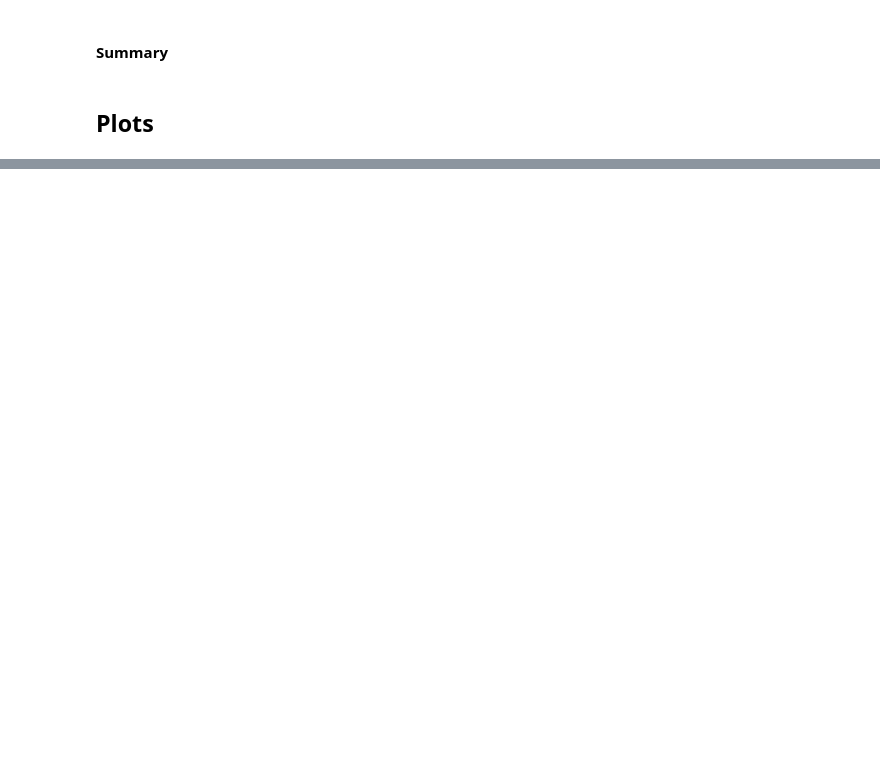
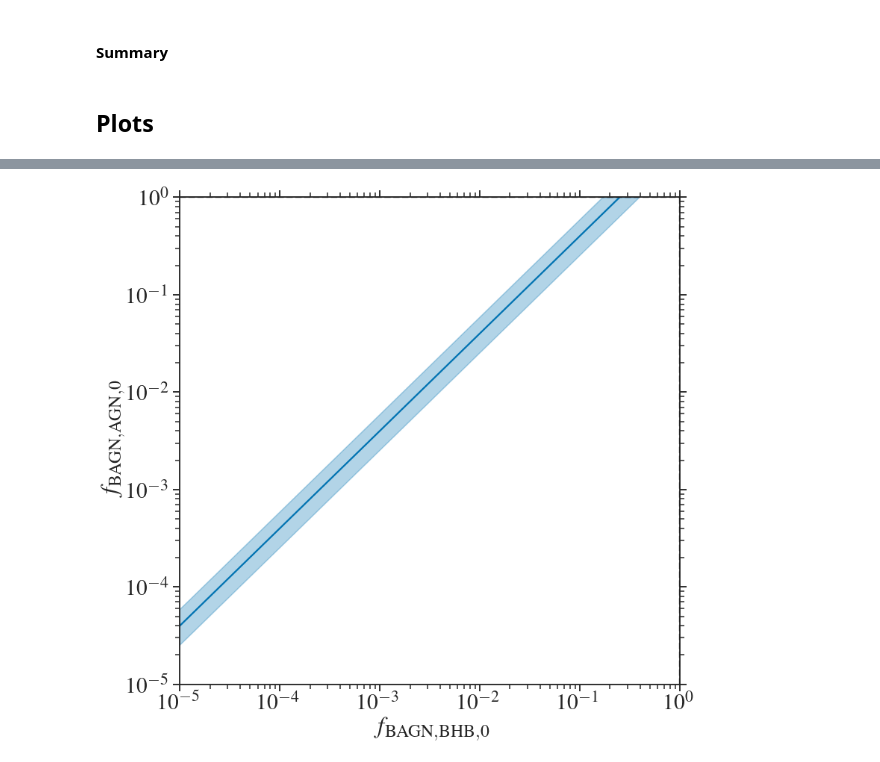
Before and after one commit to jacaseyclyde/multimessenger_smbhbs, a Jupyter notebook: notebooks/1. Constructing Binary Populations.ipynb, the cells around one changed output, grey strips where cells are left out. Drawn from its saved outputs; the diff is of its cells as text; code cells hidden in the pictures; blank space fills up the shorter version.

```diff
--- a/notebooks/1. Constructing Binary Populations.ipynb
+++ b/notebooks/1. Constructing Binary Populations.ipynb
@@ -1141,6 +1167,8 @@ distance = 225. * u.Mpc
 
 z_225 = z_at_value(WMAP9.angular_diameter_distance, distance, zmax=1.)
 vol = WMAP9.comoving_volume(z_225).value
+
+z_range = np.sort(np.append(z_range, z_225))
 # %%
 N_BHB = np.rint(trunc_norm_dist(a=0, b=np.inf, loc=91, scale=7, size=n_samples))  # can't have fractions of a SMBHB
 local_binaries = Const1D(amplitude=N_BHB, n_models=n_samples)
@@ -1415,0 +1419,8 @@ $\displaystyle \Phi_{\rm{BHB}, 0} = (1.0_{-0.4}^{+0.6}) \times 10^{-3.0}\;\rm{Mp
+# %%
+agn_ratio = (10 ** log_local_binary_number_density) / local_quasar_number_density
+
+quantiles = np.quantile(agn_ratio, q=[.16, .5, .84])
+display(Math(r'\frac{{f_{{\rm{{BAGN, AGN}}, 0}}}}{{f_{{\rm{{BAGN, BHB}}, 0}}}} = '
+             r'\frac{{\Phi_{{\rm{{BHB}}, 0}}}}{{\Phi_{{\rm{{AGN, 0}}}}}} = {0:.1f}_{{-{1:.1f}}}^{{+{2:.1f}}}'.format(quantiles[1],
+                                          quantiles[1] - quantiles[0],
+                                          quantiles[2] - quantiles[1])))
@@ -2620,0 +2802,29 @@ plt.show()
+# %%
+plt.figure(figsize=(12, 12))
+# plt.plot(f_bagn_bhb_space, f_bagn_agn_q[1], color=cs[0])
+# plt.fill_between(f_bagn_bhb_space, f_bagn_agn_q[0], f_bagn_agn_q[2], color=cs[0], alpha=.3)
+
+f_bagn_bhb_q = np.quantile(f_bagn_bhb, q=[.16, .5, .84], axis=-1)
+
+plt.plot(f_bagn_bhb_q[1], f_bagn_agn_space, color=cs[0])
+plt.fill_betweenx(f_bagn_agn_space, f_bagn_bhb_q[0], f_bagn_bhb_q[2], color=cs[0], alpha=.3)
+# plt.scatter(np.repeat(f_bagn_bhb_space[:, np.newaxis], n_samples, axis=1), f_bagn_agn)
+# plt.scatter(f_bagn_bhb, np.repeat(f_bagn_agn_space[:, np.newaxis], n_samples, axis=1))
+plt.axhline(1, color='k', linestyle='--')
+plt.axvline(1, color='k', linestyle='--')
+
+plt.xscale('log')
+plt.xlim(right=1, left=1e-5)
+plt.xlabel(r'$f_{\rm{BAGN, BHB}, 0}$')
+
+plt.yscale('log')
+plt.ylim(top=1, bottom=1e-5)
+plt.ylabel(r'$f_{\rm{BAGN, AGN}, 0}$')
+
+plt.tick_params(which='both', top=True, right=True)
+
+plt.savefig('../reports/figures/frac_ratio.pdf')
+plt.savefig('../reports/figures/frac_ratio.png')
+plt.show()
+# %% [output]
+[figure, added]
```
Also changed, not shown: parts of 110 cells of this notebook, 29 other files.
